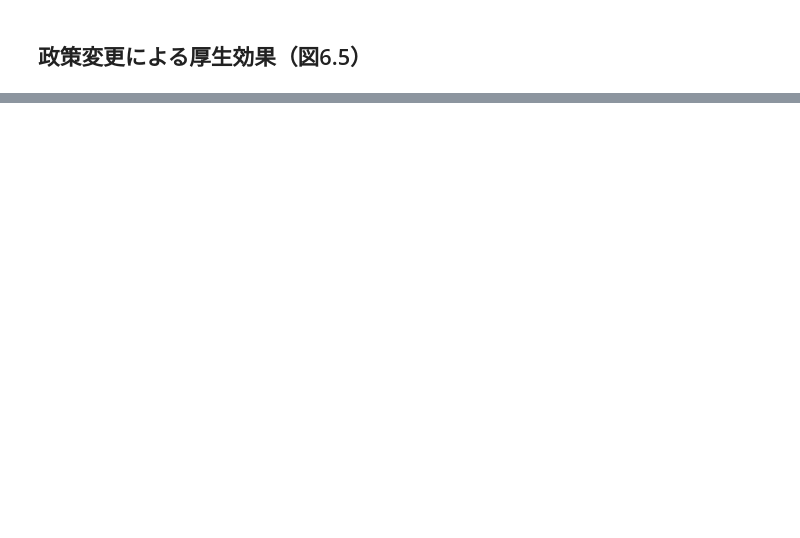
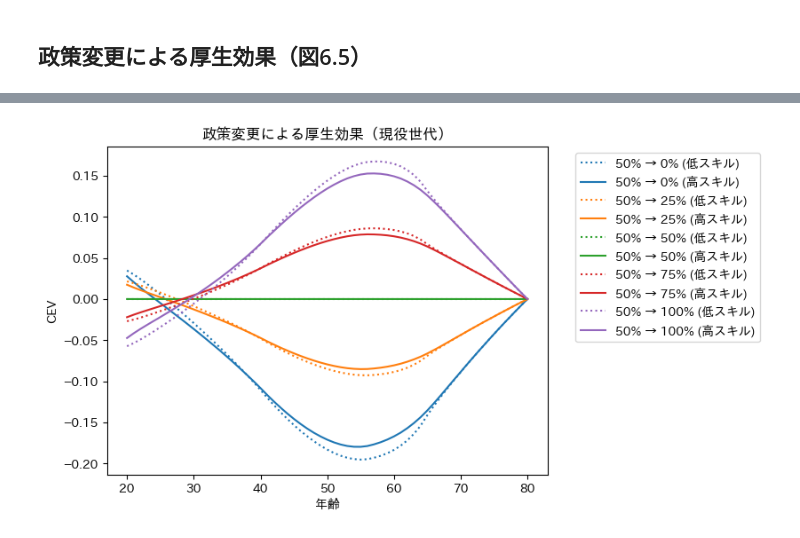
Before and after one commit to tomoyahiroe/olg, a Jupyter notebook: src/visualize.ipynb, the cells around one changed output, grey strips where cells are left out. Saved outputs shown, nothing was run; the diff lists cells and outputs as text; code cells hidden in the pictures; blank space fills up the shorter version.

```diff
--- a/src/visualize.ipynb
+++ b/src/visualize.ipynb
@@ -128,0 +226,53 @@ plt.show()
+# %%
+for i in range(cev.shape[2]):
+    if i == 0:
+        plt.plot(cev[0,:,i], linestyle='dotted')
+    else:
+        plt.plot(cev[0,:,i])
+plt.title("政策変更による厚生効果（現役世代）")
+plt.legend(labels=["低スキル" if i == 0 else "高スキル" for i in range(cev.shape[2])])
+plt.xticks(ticks=np.arange(0, 65, 10), labels=np.arange(20, 85, 10))
+plt.show()
+# %%
+# カラーマップを定義（見やすい色を選択）
+colors = ['#1f77b4', '#ff7f0e', '#2ca02c', '#d62728', '#9467bd']
+
+for idx, path in enumerate(transition_results_path):
+    result = transition_results[path]
+    tr_setting = olg.transition.setting.TransitionSetting(
+        NT=100,
+        TT=25,
+        psi_ini=0.5,
+        psi_fin=result["final_result"].hp.psi,
+    )
+    cev = olg.cev.calculate_cev(
+        tr_setting=tr_setting,
+        initial_result=result["initial_result"],
+        value_functions=result["value_functions"],
+        mu_dists=result["mu_dist_path"],
+    )
+
+    # 所得代替率のラベルを作成
+    psi_ini = 50  # 初期所得代替率
+    psi_fin = int(result["final_result"].hp.psi * 100)  # 最終所得代替率
+    label_base = f"{psi_ini}% → {psi_fin}%"
+
+    for i in range(cev.shape[2]):
+        skill_type = "低スキル" if i == 0 else "高スキル"
+        label = f"{label_base} ({skill_type})"
+
+        if i == 0:
+            plt.plot(cev[0, :, i], linestyle='dotted',
+                    color=colors[idx % len(colors)], label=label)
+        else:
+            plt.plot(cev[0, :, i], linestyle='-',
+                    color=colors[idx % len(colors)], label=label)
+
+plt.title("政策変更による厚生効果（現役世代）")
+plt.xlabel("年齢")
+plt.ylabel("CEV")
+plt.xticks(ticks=np.arange(0, 65, 10), labels=np.arange(20, 85, 10))
+plt.legend(bbox_to_anchor=(1.05, 1), loc='upper left')
+plt.show()
+# %% [output]
+[figure, added]
```
Also changed, not shown: parts of 10 cells of this notebook, 10 other files.
